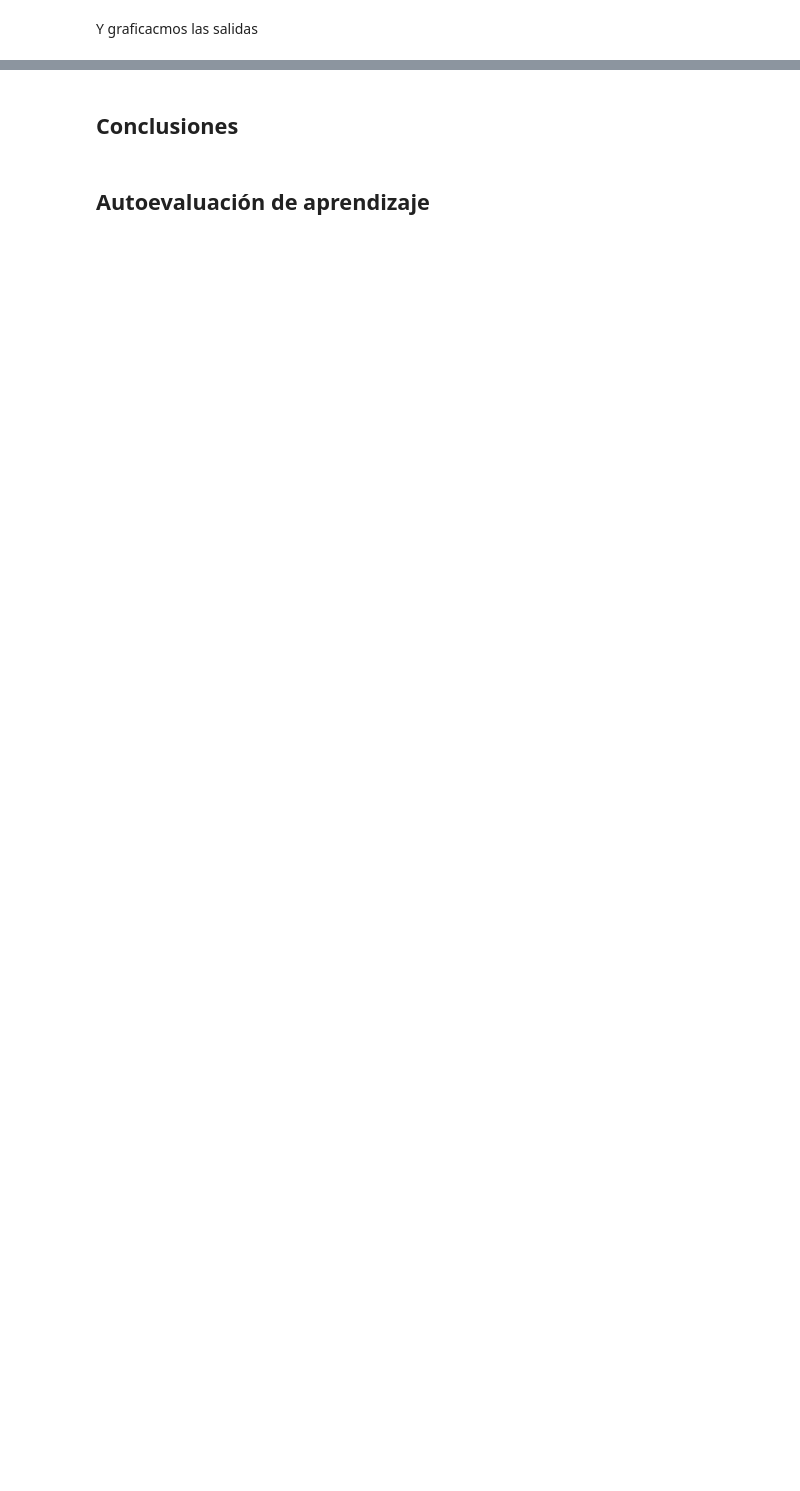
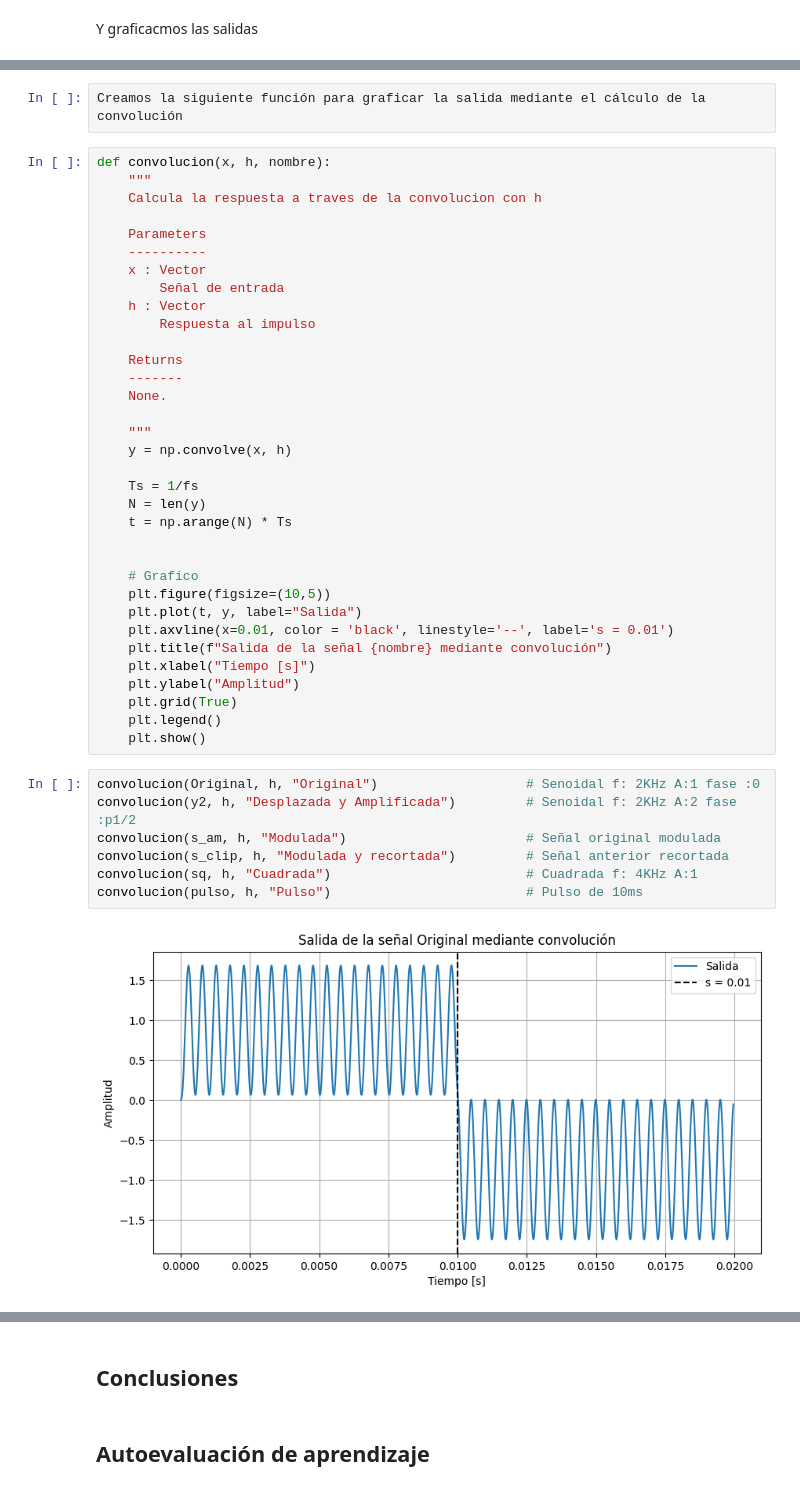
Before and after one commit to ArturoHuber1/APS, a Jupyter notebook: TS2/TS2_Huber.ipynb, the cells around one changed output, grey strips where cells are left out. Saved outputs shown, nothing was run; the diff lists cells and outputs as text; blank space fills up the shorter version.

```diff
--- a/TS2/TS2_Huber.ipynb
+++ b/TS2/TS2_Huber.ipynb
@@ -172,0 +175,45 @@ array([0.03      , 0.125     , 0.2825    , 0.47125   , 0.675625  ,
+# %%
+Creamos la siguiente función para graficar la salida mediante el cálculo de la convolución
+# %%
+def convolucion(x, h, nombre):
+    """
+    Calcula la respuesta a traves de la convolucion con h
+
+    Parameters
+    ----------
+    x : Vector
+        Señal de entrada
+    h : Vector
+        Respuesta al impulso
+
+    Returns
+    -------
+    None.
+
+    """
+    y = np.convolve(x, h)
+
+    Ts = 1/fs
+    N = len(y)
+    t = np.arange(N) * Ts
+
+
+    # Grafico
+    plt.figure(figsize=(10,5))
+    plt.plot(t, y, label="Salida")
+    plt.axvline(x=0.01, color = 'black', linestyle='--', label='s = 0.01')
+    plt.title(f"Salida de la señal {nombre} mediante convolución")
+    plt.xlabel("Tiempo [s]")
+    plt.ylabel("Amplitud")
+    plt.grid(True)
+    plt.legend()
+    plt.show()
+# %%
+convolucion(Original, h, "Original")                   # Senoidal f: 2KHz A:1 fase :0
+convolucion(y2, h, "Desplazada y Amplificada")         # Senoidal f: 2KHz A:2 fase :p1/2
+convolucion(s_am, h, "Modulada")                       # Señal original modulada
+convolucion(s_clip, h, "Modulada y recortada")         # Señal anterior recortada
+convolucion(sq, h, "Cuadrada")                         # Cuadrada f: 4KHz A:1
+convolucion(pulso, h, "Pulso")                         # Pulso de 10ms
+# %% [output]
+[figure, added]
```
Also changed, not shown: parts of 6 cells of this notebook, 1 other file.
